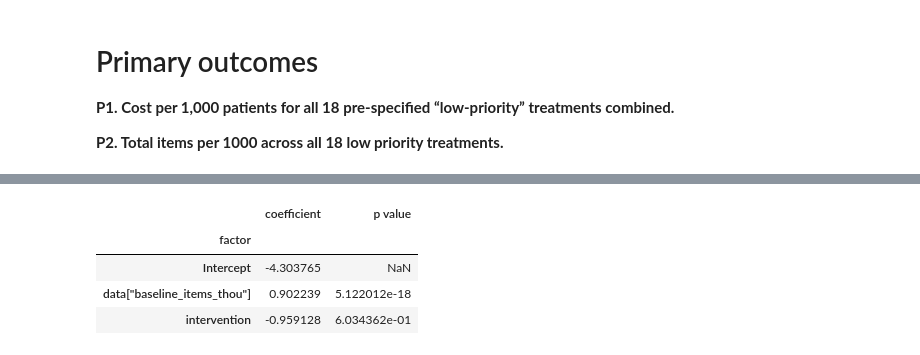
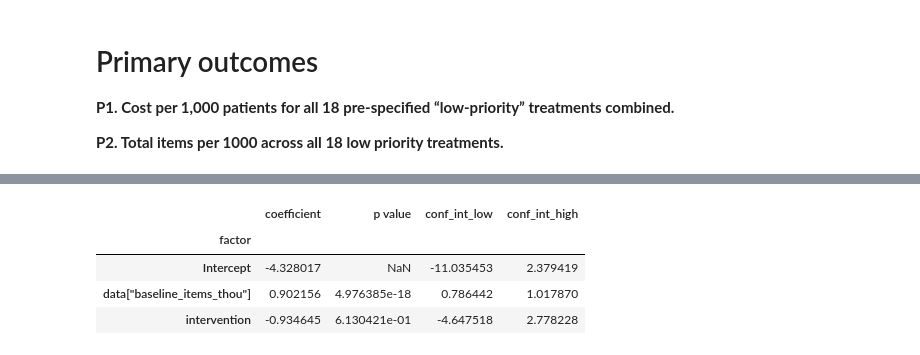
Before and after one commit to ebmdatalab/low-priority-CCG-visit-RCT, a Jupyter notebook: outcomes/Primary outcome measures for LPP RCT.ipynb, the cells around one changed output, grey strips where cells are left out. Drawn from its saved outputs; the diff is of its cells as text; code cells hidden in the pictures.

```diff
--- a/outcomes/Primary outcome measures for LPP RCT.ipynb
+++ b/outcomes/Primary outcome measures for LPP RCT.ipynb
@@ -121,8 +163,12 @@ df2b.head()
 # %%
 # group up to Joint team groups
 # note: SUM both numerator and population denominator across geographies
-df2c = df2b.groupby(["joint_id","allocation","period"]).sum()
-df2c = df2c.unstack().reset_index()
-df2c.columns = df2c.columns.map('_'.join)
-df2c.head()
+rct_agg_6m = rct_agg_6m\
+             .groupby(["joint_id", "allocation", "period"])\
+             .sum()\
+             .unstack()\
+             .reset_index()
+rct_agg_6m.columns = rct_agg_6m.columns.map('_'.join).map(lambda x: x.strip("_"))
+rct_agg_6m['intervention'] = rct_agg_6m.allocation.map({'con': 0, 'I': 1})
+rct_agg_6m.head()
 # %% [output]
@@ -135,10 +181,14 @@ df2c.head()
 # %%
-# calculate aggregated measure values
-df2c["baseline_calc_value"] = df2c.numerator_baseline / df2c.denominator_baseline
-df2c["follow_up_calc_value"] = df2c["numerator_follow-up"] / df2c["denominator_follow-up"]
+# calculate aggregated measure values for baseline and followup pareiods
+# XXX is it right that numerator is `sum` and denominator is `mean`?
+rct_agg_6m["baseline_calc_value"] = (
+    rct_agg_6m.numerator_baseline / rct_agg_6m.denominator_baseline)
+rct_agg_6m["follow_up_calc_value"] = (
+    rct_agg_6m["numerator_follow-up"] / rct_agg_6m["denominator_follow-up"])
+rct_agg_6m["baseline_items_thou"] = (
+    rct_agg_6m.items_baseline / rct_agg_6m.denominator_baseline)
+rct_agg_6m["follow_up_items_thou"] = (
+    rct_agg_6m["items_follow-up"] / rct_agg_6m["denominator_follow-up"])
 
-df2c["baseline_items_thou"] = df2c.items_baseline / df2c.denominator_baseline
-df2c["follow_up_items_thou"] = df2c["items_follow-up"] / df2c["denominator_follow-up"]
-
-df2c.head()
+rct_agg_6m.head()
 # %% [output]
@@ -195,22 +237,14 @@ params.merge(pvals, how='left',on='factor').set_index('factor')
 # %%
 ### Primary Outcome P2 ########################
 # ITEMS per 1,000 patients for all 18 pre-specified “low-priority” treatments combined,
 # between intervention and control groups, assessed by applying a multivariable linear regression model.
 
-import statsmodels.formula.api as smf
-data = df2c
-# create a new Series called "intervention" to convert intervention/control to numerical values
-data['intervention'] = data.allocation_.map({'con':0, 'I':1})
-
-lm = smf.ols(formula='data["follow_up_items_thou"] ~ data["baseline_items_thou"] +intervention', data=data).fit()
-
-#output regression coefficients and p-values:
-params = pd.DataFrame(lm.params).reset_index().rename(columns={0: 'coefficient','index': 'factor'})
-pvals = pd.DataFrame(lm.pvalues[[1,2]]).reset_index().rename(columns={0: 'p value','index': 'factor'})
-params.merge(pvals, how='left',on='factor').set_index('factor')
+formula = ('data["follow_up_items_thou"] '
+           '~ data["baseline_items_thou"] + intervention')
+compute_regression(rct_agg_6m, formula=formula)
 # %% [output]
-|  | coefficient | p value |
-| factor |  |  |
-| Intercept | -4.303765 | NaN |
-| data["baseline_items_thou"] | 0.902239 | 5.122012e-18 |
-| intervention | -0.959128 | 6.034362e-01 |
+|  | coefficient | p value | conf_int_low | conf_int_high |
+| factor |  |  |  |  |
+| Intercept | -4.328017 | NaN | -11.035453 | 2.379419 |
+| data["baseline_items_thou"] | 0.902156 | 4.976385e-18 | 0.786442 | 1.017870 |
+| intervention | -0.934645 | 6.130421e-01 | -4.647518 | 2.778228 |
```
Also changed, not shown: parts of 15 cells of this notebook, 2 other files.
